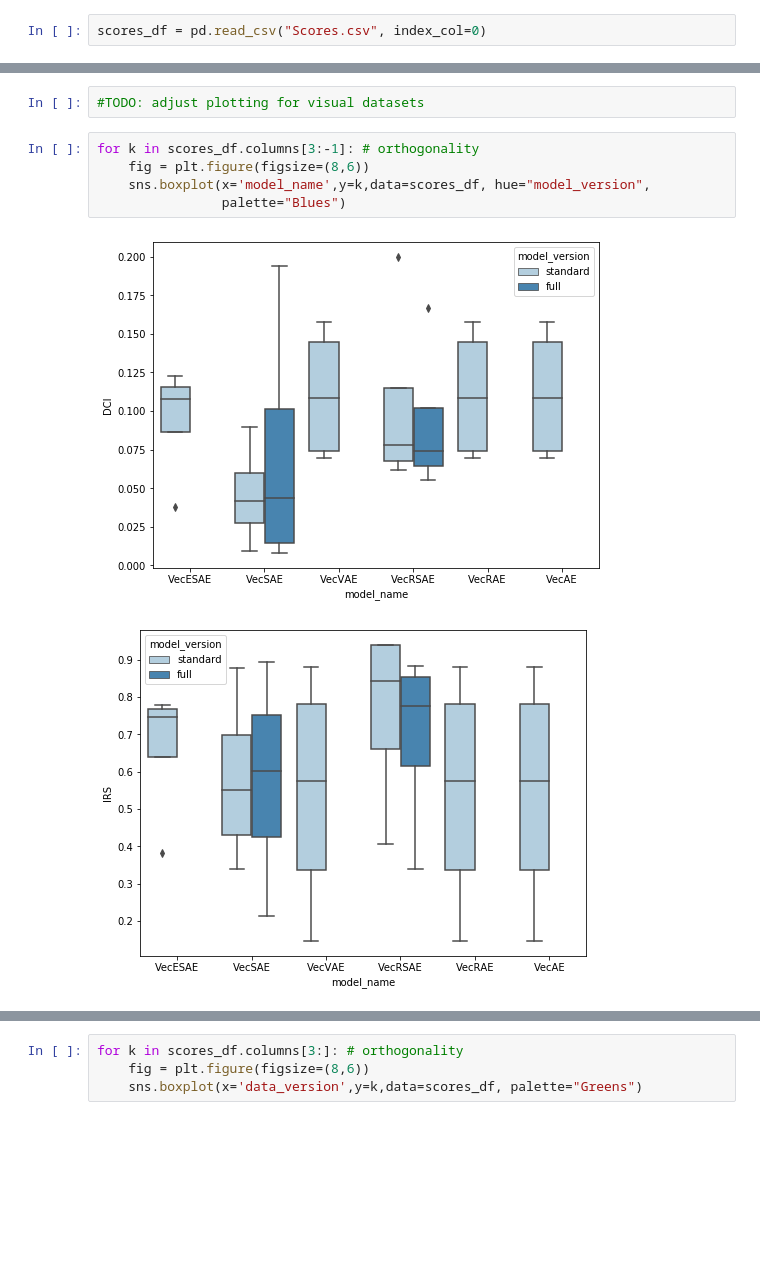
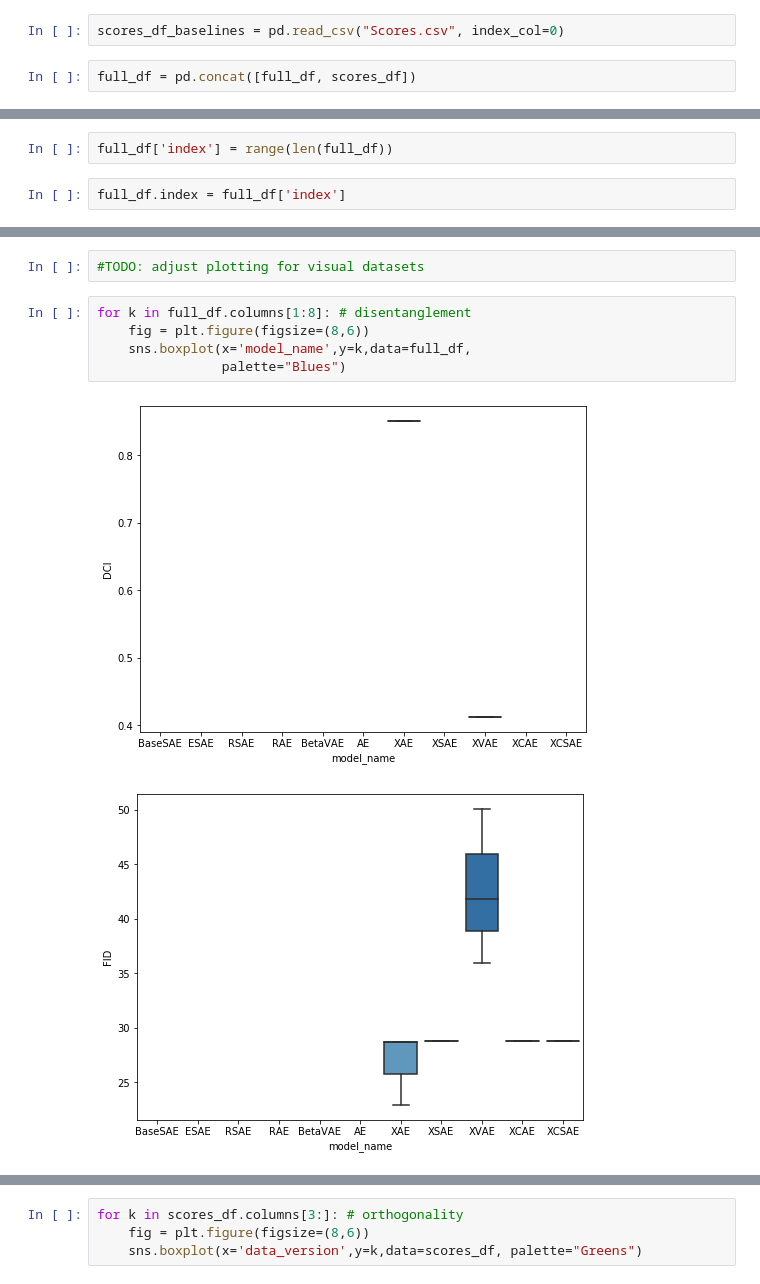
Before and after one commit to GiuliaLanzillotta/CausalAE, a Jupyter notebook: visualisations/Scoring.ipynb, the cells around one changed output, grey strips where cells are left out. Cells and saved outputs as stored; diff of their text form; blank space fills up the shorter version.

```diff
--- a/visualisations/Scoring.ipynb
+++ b/visualisations/Scoring.ipynb
@@ -114,2 +105,4 @@ scores_df.to_csv("Scores.csv")
 # %%
-scores_df = pd.read_csv("Scores.csv", index_col=0)
+scores_df_baselines = pd.read_csv("Scores.csv", index_col=0)
+# %%
+full_df = pd.concat([full_df, scores_df])
@@ -198,0 +200,4 @@ scores_df
+# %%
+full_df['index'] = range(len(full_df))
+# %%
+full_df.index = full_df['index']
@@ -199,10 +257,10 @@ scores_df
 # %%
 #TODO: adjust plotting for visual datasets
 # %%
-for k in scores_df.columns[3:-1]: # orthogonality
+for k in full_df.columns[1:8]: # disentanglement
     fig = plt.figure(figsize=(8,6))
-    sns.boxplot(x='model_name',y=k,data=scores_df, hue="model_version",
+    sns.boxplot(x='model_name',y=k,data=full_df,
                 palette="Blues")
 # %% [output]
-[figure, old version]
+[figure, new version]
-[figure, old version]
+[figure, new version]
```
Also changed, not shown: parts of 12 cells of this notebook, 8 other files.
